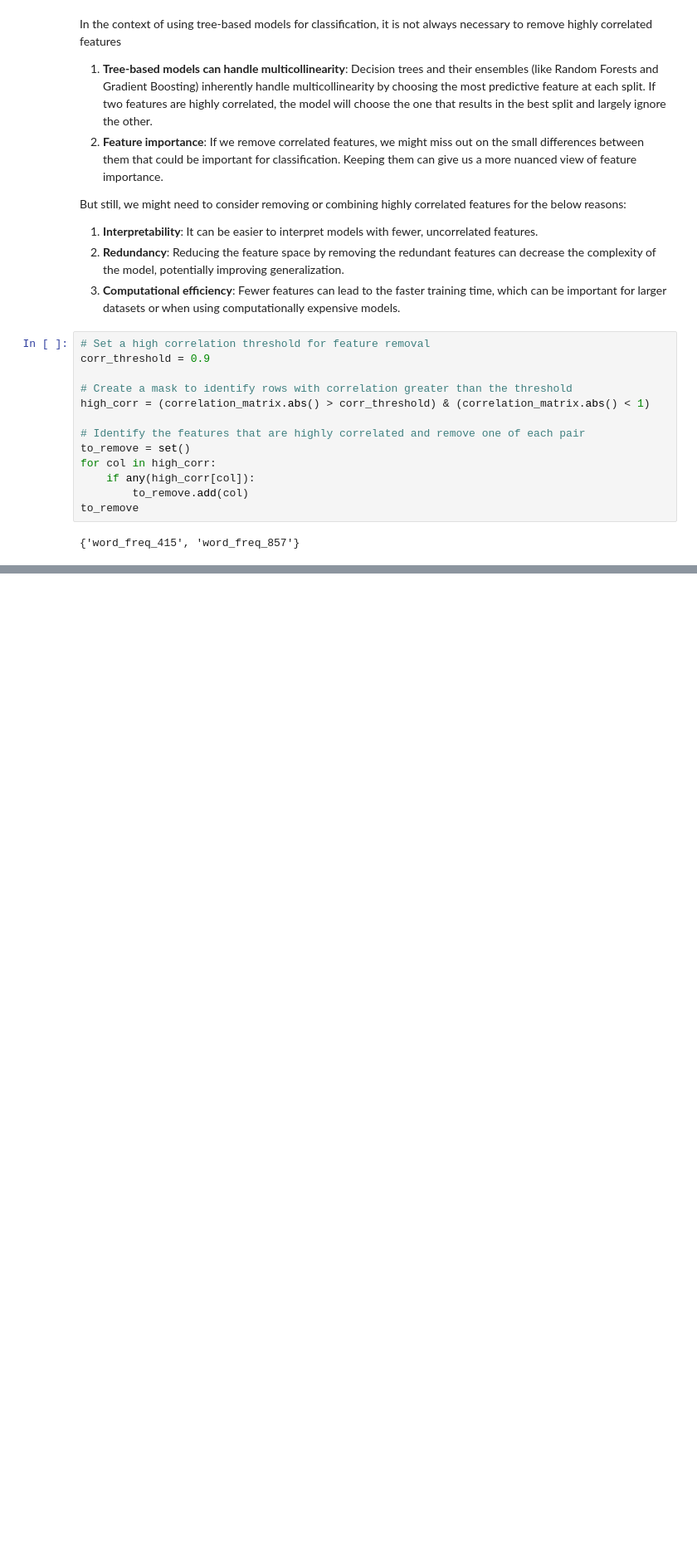
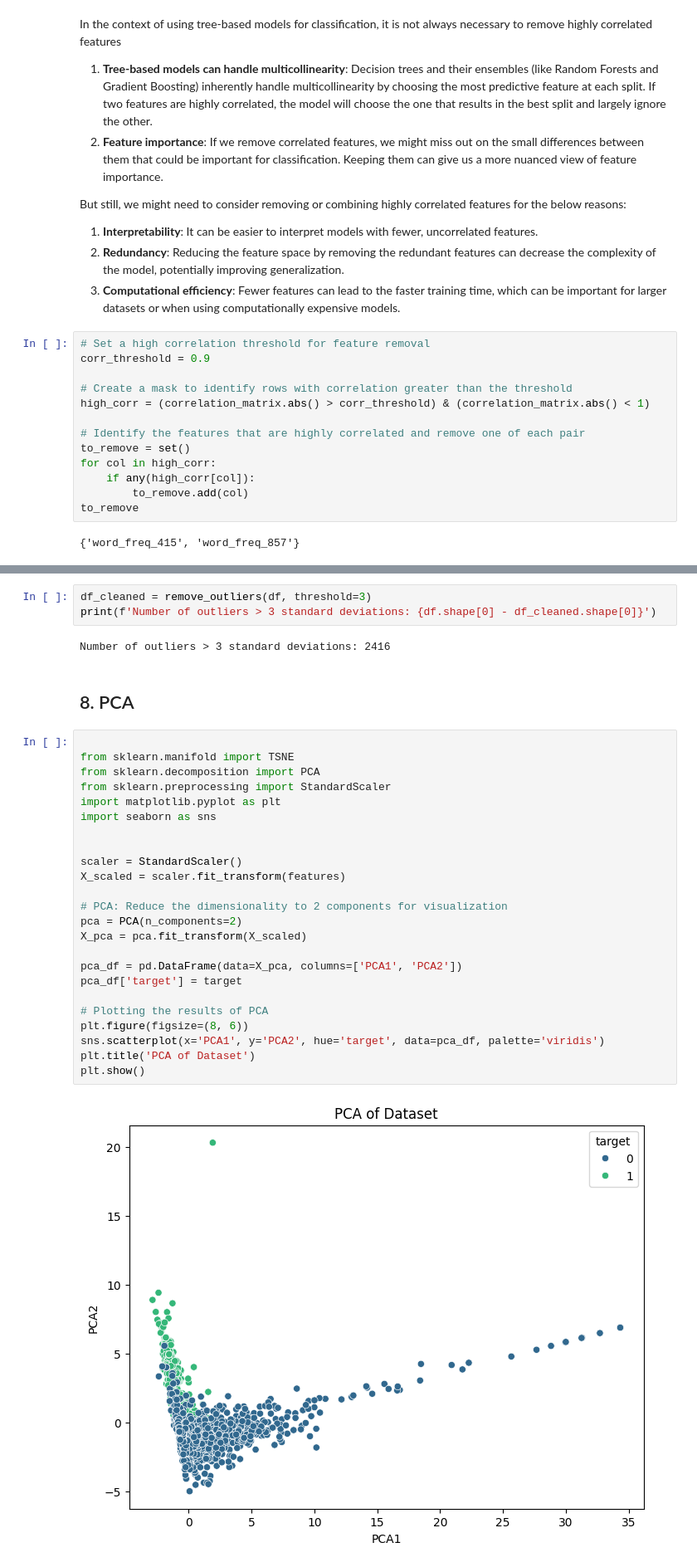
Before and after one commit to iajaykarthick/Email-Spam-Classification, a Jupyter notebook: notebooks/01_EDA.ipynb, the cells around one changed output, grey strips where cells are left out. Shown at 83% size. Drawn from its saved outputs; the diff is of its cells as text; blank space fills up the shorter version.

```diff
--- a/notebooks/01_EDA.ipynb
+++ b/notebooks/01_EDA.ipynb
@@ -202,0 +339,33 @@ plt.show()
+# %%
+df_cleaned = remove_outliers(df, threshold=3)
+print(f'Number of outliers > 3 standard deviations: {df.shape[0] - df_cleaned.shape[0]}')
+# %% [output]
+Number of outliers > 3 standard deviations: 2416
+# %% [markdown]
+## 8. PCA
+# %%
+
+from sklearn.manifold import TSNE
+from sklearn.decomposition import PCA
+from sklearn.preprocessing import StandardScaler
+import matplotlib.pyplot as plt
+import seaborn as sns
+
+
+scaler = StandardScaler()
+X_scaled = scaler.fit_transform(features)
+
+# PCA: Reduce the dimensionality to 2 components for visualization
+pca = PCA(n_components=2)
+X_pca = pca.fit_transform(X_scaled)
+
+pca_df = pd.DataFrame(data=X_pca, columns=['PCA1', 'PCA2'])
+pca_df['target'] = target
+
+# Plotting the results of PCA
+plt.figure(figsize=(8, 6))
+sns.scatterplot(x='PCA1', y='PCA2', hue='target', data=pca_df, palette='viridis')
+plt.title('PCA of Dataset')
+plt.show()
+# %% [output]
+[figure, added]
```
Also changed, not shown: parts of 39 cells of this notebook.
